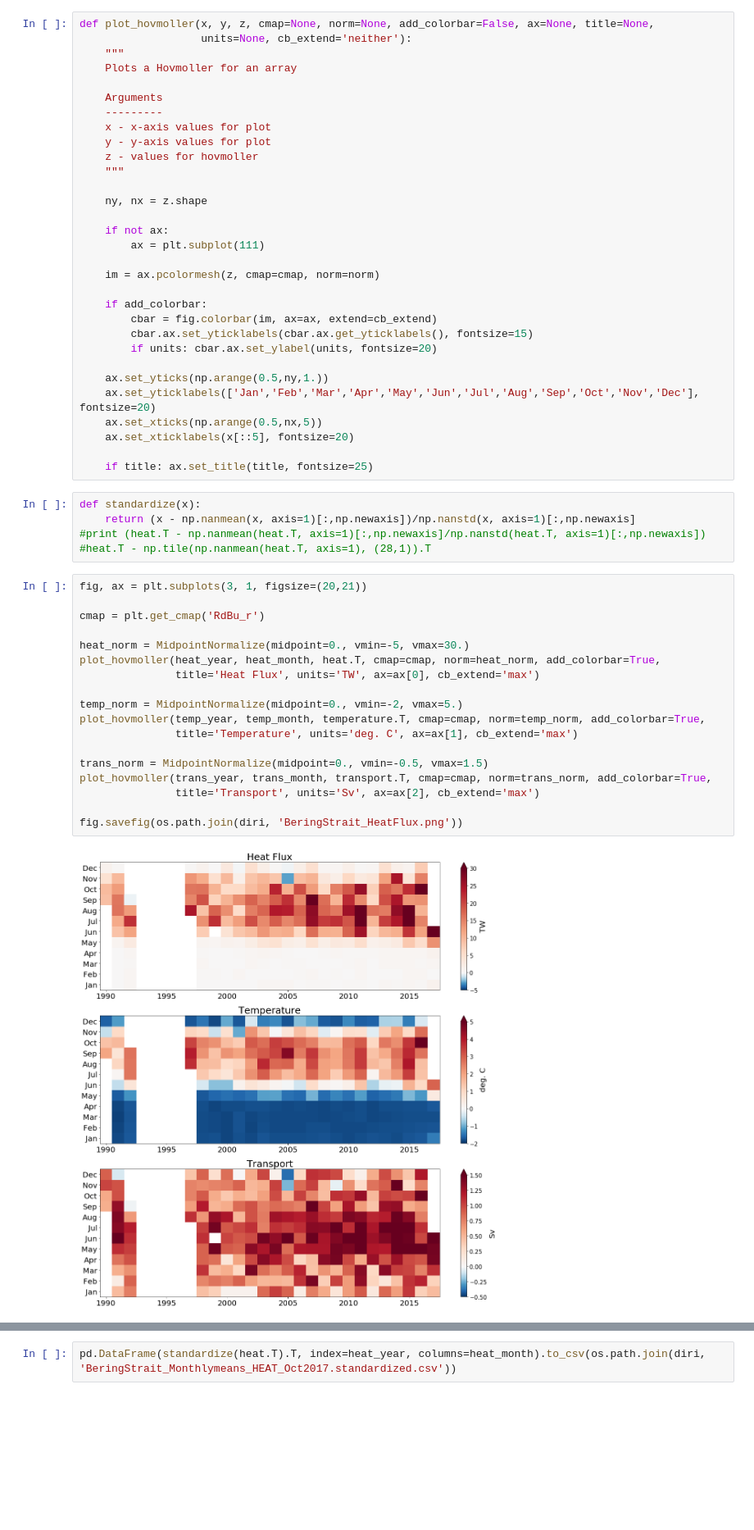
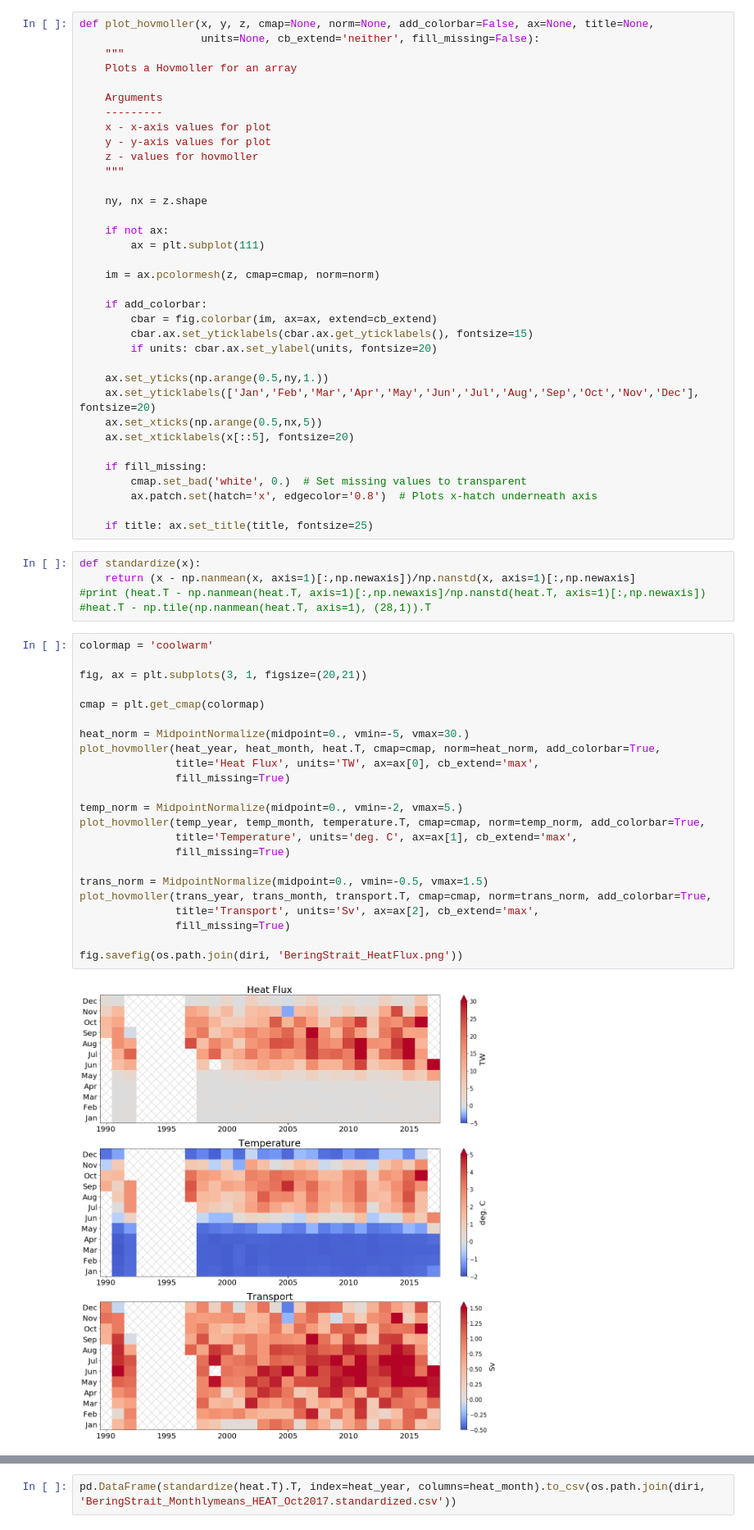
Before and after one commit to andypbarrett/BeringStraitHeatFlux, a Jupyter notebook: notebooks/plot_bering_flux_hovmuller.ipynb, the cells around one changed output, grey strips where cells are left out. Shown: that part at 82% size. Cells and saved outputs as stored; diff of their text form; blank space fills up the shorter version.

Commit message:
deal with missing data

```diff
--- a/notebooks/plot_bering_flux_hovmuller.ipynb
+++ b/notebooks/plot_bering_flux_hovmuller.ipynb
@@ -88,7 +88,7 @@ class MidpointNormalize(colors.Normalize):
         return np.ma.masked_array(np.interp(value, x, y), np.isnan(value))
 # %%
 def plot_hovmoller(x, y, z, cmap=None, norm=None, add_colorbar=False, ax=None, title=None,
-                   units=None, cb_extend='neither'):
+                   units=None, cb_extend='neither', fill_missing=False):
     """
     Plots a Hovmoller for an array
 
@@ -116,6 +116,10 @@ def plot_hovmoller(x, y, z, cmap=None, norm=None, add_colorbar=False, ax=None, t
     ax.set_xticks(np.arange(0.5,nx,5))
     ax.set_xticklabels(x[::5], fontsize=20)
 
+    if fill_missing:
+        cmap.set_bad('white', 0.)  # Set missing values to transparent
+        ax.patch.set(hatch='x', edgecolor='0.8')  # Plots x-hatch underneath axis
+
     if title: ax.set_title(title, fontsize=25)
 # %%
 def standardize(x):
@@ -123,25 +127,30 @@ def standardize(x):
 #print (heat.T - np.nanmean(heat.T, axis=1)[:,np.newaxis]/np.nanstd(heat.T, axis=1)[:,np.newaxis])
 #heat.T - np.tile(np.nanmean(heat.T, axis=1), (28,1)).T
 # %%
+colormap = 'coolwarm'
+
 fig, ax = plt.subplots(3, 1, figsize=(20,21))
 
-cmap = plt.get_cmap('RdBu_r')
+cmap = plt.get_cmap(colormap)
 
 heat_norm = MidpointNormalize(midpoint=0., vmin=-5, vmax=30.)
 plot_hovmoller(heat_year, heat_month, heat.T, cmap=cmap, norm=heat_norm, add_colorbar=True,
-               title='Heat Flux', units='TW', ax=ax[0], cb_extend='max')
+               title='Heat Flux', units='TW', ax=ax[0], cb_extend='max',
+               fill_missing=True)
 
 temp_norm = MidpointNormalize(midpoint=0., vmin=-2, vmax=5.)
 plot_hovmoller(temp_year, temp_month, temperature.T, cmap=cmap, norm=temp_norm, add_colorbar=True,
-               title='Temperature', units='deg. C', ax=ax[1], cb_extend='max')
+               title='Temperature', units='deg. C', ax=ax[1], cb_extend='max',
+               fill_missing=True)
 
 trans_norm = MidpointNormalize(midpoint=0., vmin=-0.5, vmax=1.5)
 plot_hovmoller(trans_year, trans_month, transport.T, cmap=cmap, norm=trans_norm, add_colorbar=True,
-               title='Transport', units='Sv', ax=ax[2], cb_extend='max')
+               title='Transport', units='Sv', ax=ax[2], cb_extend='max',
+               fill_missing=True)
 
 fig.savefig(os.path.join(diri, 'BeringStrait_HeatFlux.png'))
 # %% [output]
-[figure, old version]
+[figure, new version]
 # %%
 fig, ax = plt.subplots(3, 1, figsize=(20,21))
 
```
Also changed, not shown: parts of 1 cell of this notebook.
